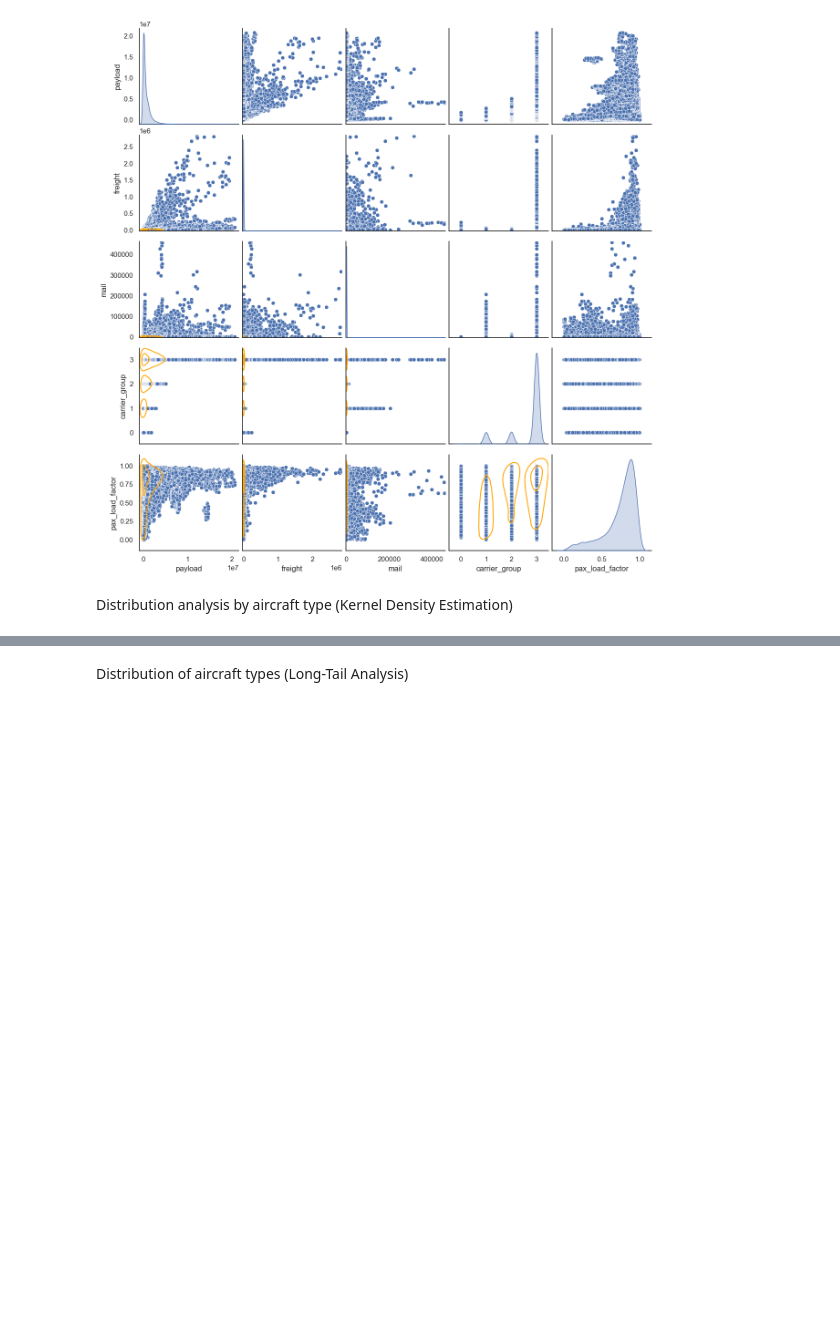
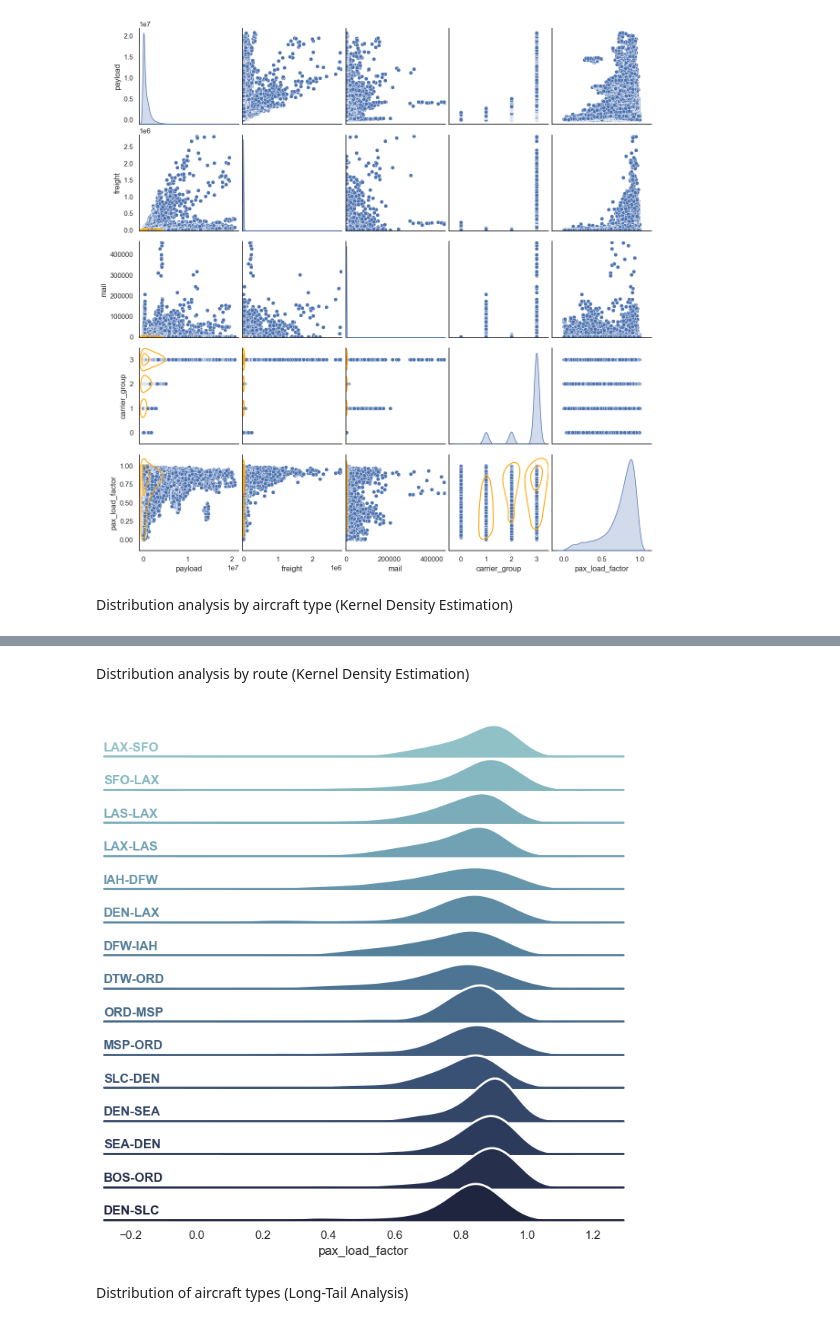
Before and after one commit to VerenaQu/passenger_load_prediction_project, a Jupyter notebook: notebooks/1_eda_and_cleaning.ipynb, the cells around one changed output, grey strips where cells are left out. Drawn from its saved outputs; the diff is of its cells as text; code cells hidden in the pictures; blank space fills up the shorter version.

```diff
--- a/notebooks/1_eda_and_cleaning.ipynb
+++ b/notebooks/1_eda_and_cleaning.ipynb
@@ -1368,3 +1368,57 @@ warnings.filterwarnings(
+# %% [markdown]
+Distribution analysis by route (Kernel Density Estimation)
+# %%
+sns.set_theme(style="white", rc={"axes.facecolor": (0, 0, 0, 0)})
+
+# Initialize the FacetGrid object
+route = clean_data["route"].value_counts().head(15).index
+pal = sns.cubehelix_palette(len(route), rot=-0.25, light=0.7)
+g = sns.FacetGrid(plot_data[plot_data["route"].isin(route)], row="route", hue="route", aspect=15, height=0.5, palette=pal)
+
+# Draw the densities in a few steps
+g.map(sns.kdeplot, "pax_load_factor", bw_adjust=1.2, clip_on=False, fill=True, alpha=1, linewidth=1.5)
+g.map(sns.kdeplot, "pax_load_factor", clip_on=False, color="w", lw=2, bw_adjust=1.2)
+
+
+# Passing color=None to refline() uses the hue mapping
+g.refline(y=0, linewidth=2, linestyle="-", color=None, clip_on=False)
+
+
+# Define and use a simple function to label the plot in axes coordinates
+def label(x, color, label):
+    ax = plt.gca()
+    ax.text(
+        0,
+        0.2,
+        label,
+        fontweight="bold",
+        color=color,
+        ha="left",
+        va="center",
+        transform=ax.transAxes,
+    )
+
+
+g.map(label, "pax_load_factor")
+
+# Set the subplots to overlap
+g.figure.subplots_adjust(hspace=-0.25)
+
+# Remove axes details that don't play well with overlap
+g.set_titles("")
+g.set(yticks=[], ylabel="")
+g.despine(bottom=True, left=True)
+
+plt.show()
+
+import warnings
+warnings.filterwarnings(
+    "ignore",
+    message=".*tight_layout.*Axes height small enough.*",
+    category=UserWarning
+)
+# %% [output]
+[figure, added]
 # %% [markdown]
 Distribution of aircraft types (Long-Tail Analysis)
 # %%
```
Also changed, not shown: parts of 3 cells of this notebook.
